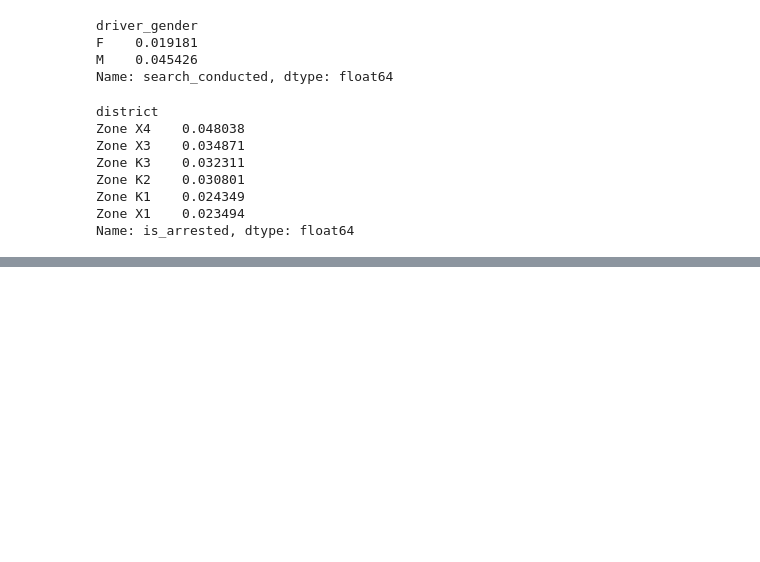
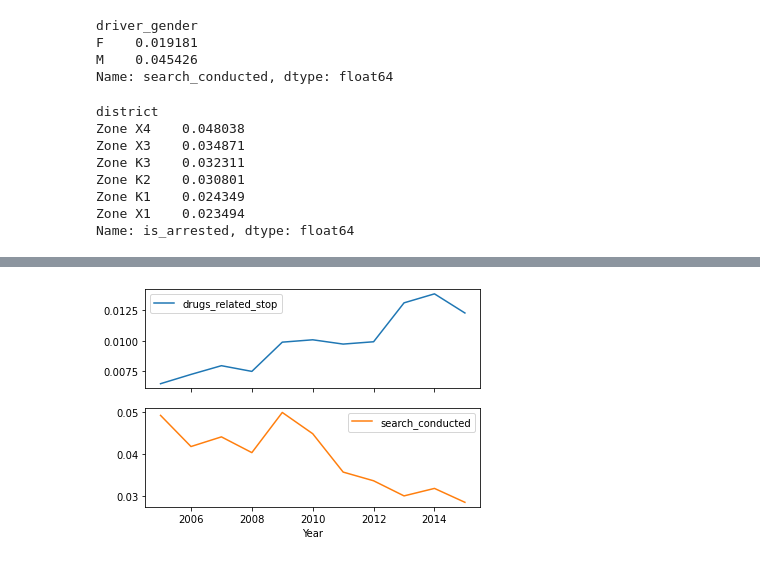
Before and after one commit to rmarinplana/personalProjects, a Jupyter notebook: EDA/police_analysis.ipynb, the cells around one changed output, grey strips where cells are left out. Saved outputs shown, nothing was run; the diff lists cells and outputs as text; code cells hidden in the pictures; blank space fills up the shorter version.

```diff
--- a/EDA/police_analysis.ipynb
+++ b/EDA/police_analysis.ipynb
@@ -277,0 +318,7 @@ Name: is_arrested, dtype: float64
+# %%
+annual = pd.concat([drugs_yearly, search_yearly], axis=1)
+annual.plot(subplots=True)
+plt.xlabel("Year")
+plt.show()
+# %% [output]
+[figure, added]
```
Also changed, not shown: parts of 12 cells of this notebook.
